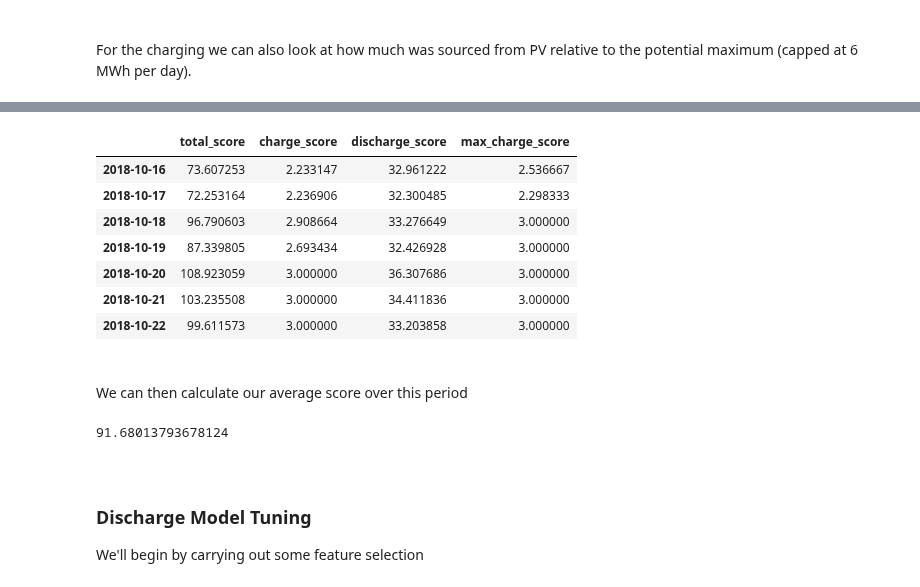
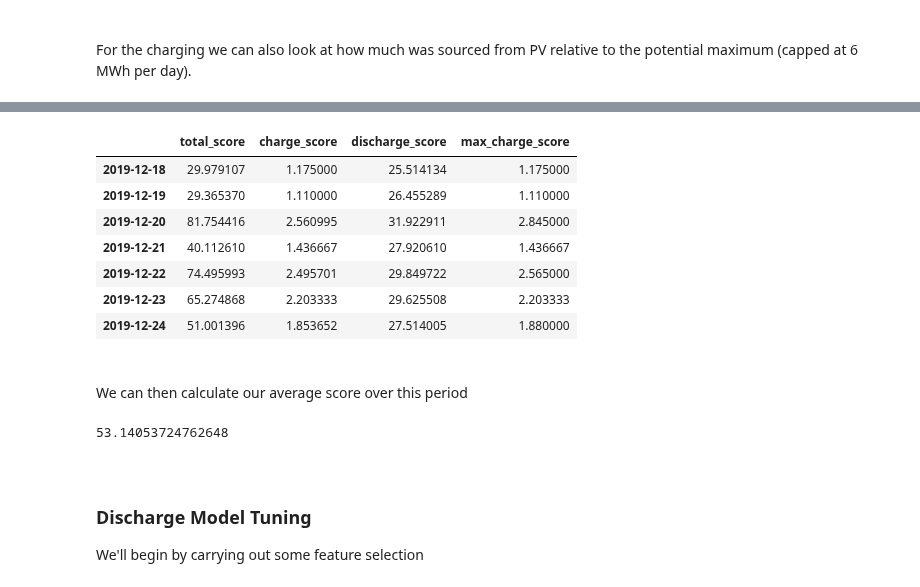
Before and after one commit to AyrtonB/WPD-DS-Challenge, a Jupyter notebook: nbs/06-tuning.ipynb, the cells around one changed output, grey strips where cells are left out. Drawn from its saved outputs; the diff is of its cells as text; code cells hidden in the pictures.

```diff
--- a/nbs/06-tuning.ipynb
+++ b/nbs/06-tuning.ipynb
@@ -301,20 +301,20 @@ def evaluate_submission(submission, intermediate_data_dir):
 
     return df_results
 # %%
-submission_fp = '../data/output/ESAIL_set1.csv'
+submission_fp = '../data/output/ESAIL_set3.csv'
 
 df_results = evaluate_submission(submission_fp, intermediate_data_dir)
 
 df_results
 # %% [output]
 |  | total_score | charge_score | discharge_score | max_charge_score |
-| 2018-10-16 | 73.607253 | 2.233147 | 32.961222 | 2.536667 |
-| 2018-10-17 | 72.253164 | 2.236906 | 32.300485 | 2.298333 |
-| 2018-10-18 | 96.790603 | 2.908664 | 33.276649 | 3.000000 |
-| 2018-10-19 | 87.339805 | 2.693434 | 32.426928 | 3.000000 |
-| 2018-10-20 | 108.923059 | 3.000000 | 36.307686 | 3.000000 |
-| 2018-10-21 | 103.235508 | 3.000000 | 34.411836 | 3.000000 |
-| 2018-10-22 | 99.611573 | 3.000000 | 33.203858 | 3.000000 |
+| 2019-12-18 | 29.979107 | 1.175000 | 25.514134 | 1.175000 |
+| 2019-12-19 | 29.365370 | 1.110000 | 26.455289 | 1.110000 |
+| 2019-12-20 | 81.754416 | 2.560995 | 31.922911 | 2.845000 |
+| 2019-12-21 | 40.112610 | 1.436667 | 27.920610 | 1.436667 |
+| 2019-12-22 | 74.495993 | 2.495701 | 29.849722 | 2.565000 |
+| 2019-12-23 | 65.274868 | 2.203333 | 29.625508 | 2.203333 |
+| 2019-12-24 | 51.001396 | 1.853652 | 27.514005 | 1.880000 |
 # %% [markdown]
 <br>
 
@@ -322,7 +322,7 @@ We can then calculate our average score over this period
 # %%
 df_results['total_score'].mean()
 # %% [output]
-91.68013793678124
+53.14053724762648
 # %% [markdown]
 <br>
 
```
Also changed, not shown: parts of 16 cells of this notebook, 9 other files.
